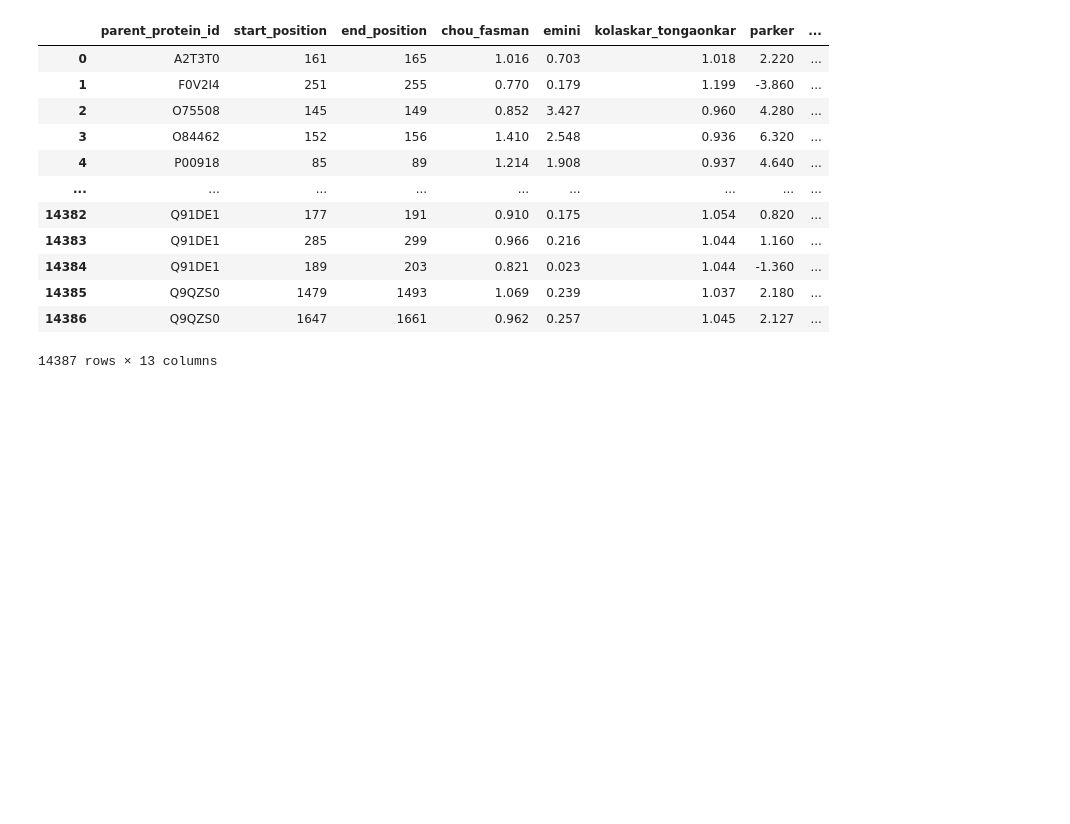
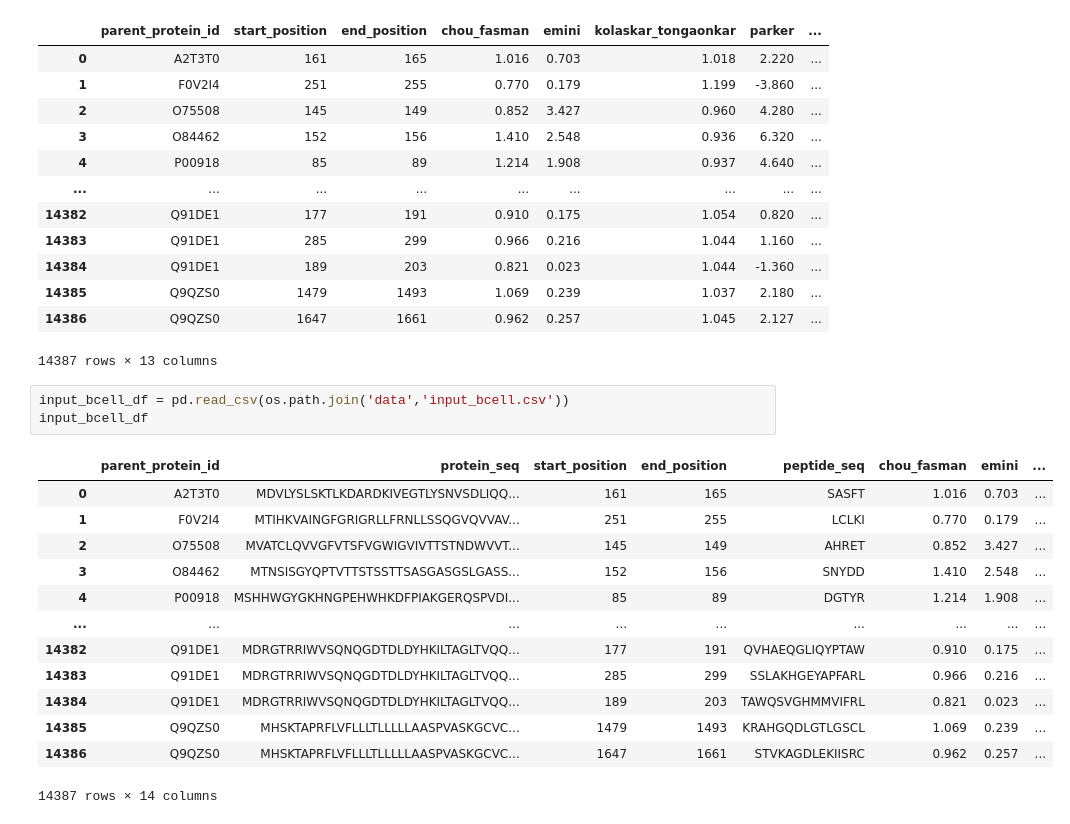
Before and after one commit to AymanSulaiman/COVID-19-SARS-B-cell-Epitope-Prediction, a Jupyter notebook: TensorFlow_Experimentation.ipynb, the cells around one changed output. Saved outputs shown, nothing was run; the diff lists cells and outputs as text; blank space fills up the shorter version.

```diff
--- a/TensorFlow_Experimentation.ipynb
+++ b/TensorFlow_Experimentation.ipynb
@@ -257,3 +257,20 @@ df
 | 14385 | Q9QZS0 | 1479 | 1493 | 1.069 | 0.239 | 1.037 | 2.180 | ... |
 | 14386 | Q9QZS0 | 1647 | 1661 | 0.962 | 0.257 | 1.045 | 2.127 | ... |
 14387 rows × 13 columns
+# %%
+input_bcell_df = pd.read_csv(os.path.join('data','input_bcell.csv'))
+input_bcell_df
+# %% [output]
+|  | parent_protein_id | protein_seq | start_position | end_position | peptide_seq | chou_fasman | emini | ... |
+| 0 | A2T3T0 | MDVLYSLSKTLKDARDKIVEGTLYSNVSDLIQQ... | 161 | 165 | SASFT | 1.016 | 0.703 | ... |
+| 1 | F0V2I4 | MTIHKVAINGFGRIGRLLFRNLLSSQGVQVVAV... | 251 | 255 | LCLKI | 0.770 | 0.179 | ... |
+| 2 | O75508 | MVATCLQVVGFVTSFVGWIGVIVTTSTNDWVVT... | 145 | 149 | AHRET | 0.852 | 3.427 | ... |
+| 3 | O84462 | MTNSISGYQPTVTTSTSSTTSASGASGSLGASS... | 152 | 156 | SNYDD | 1.410 | 2.548 | ... |
+| 4 | P00918 | MSHHWGYGKHNGPEHWHKDFPIAKGERQSPVDI... | 85 | 89 | DGTYR | 1.214 | 1.908 | ... |
+| ... | ... | ... | ... | ... | ... | ... | ... | ... |
+| 14382 | Q91DE1 | MDRGTRRIWVSQNQGDTDLDYHKILTAGLTVQQ... | 177 | 191 | QVHAEQGLIQYPTAW | 0.910 | 0.175 | ... |
+| 14383 | Q91DE1 | MDRGTRRIWVSQNQGDTDLDYHKILTAGLTVQQ... | 285 | 299 | SSLAKHGEYAPFARL | 0.966 | 0.216 | ... |
+| 14384 | Q91DE1 | MDRGTRRIWVSQNQGDTDLDYHKILTAGLTVQQ... | 189 | 203 | TAWQSVGHMMVIFRL | 0.821 | 0.023 | ... |
+| 14385 | Q9QZS0 | MHSKTAPRFLVFLLLTLLLLLAASPVASKGCVC... | 1479 | 1493 | KRAHGQDLGTLGSCL | 1.069 | 0.239 | ... |
+| 14386 | Q9QZS0 | MHSKTAPRFLVFLLLTLLLLLAASPVASKGCVC... | 1647 | 1661 | STVKAGDLEKIISRC | 0.962 | 0.257 | ... |
+14387 rows × 14 columns
```
Also changed, not shown: parts of 1 cell of this notebook, 1 other file.
